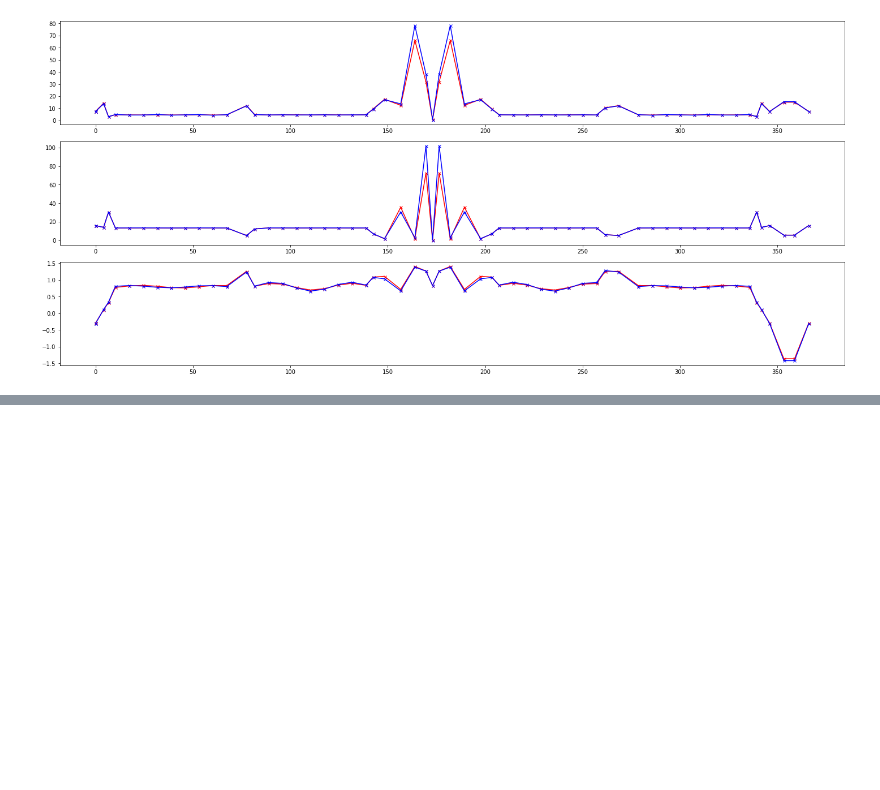
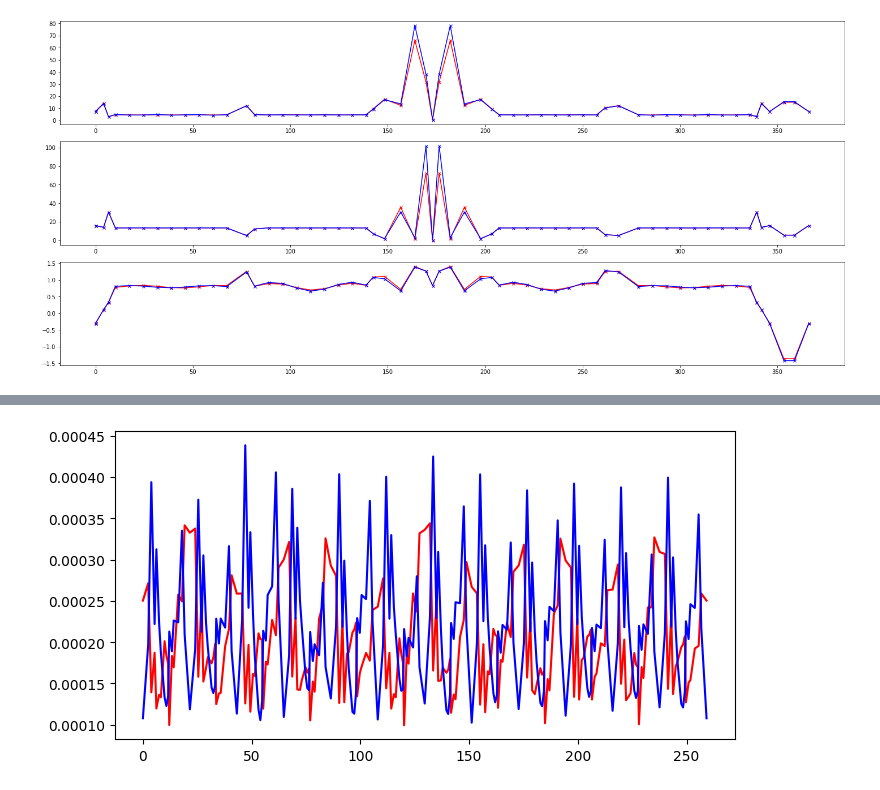
Before and after one commit to i-a-morozov/harmonica, a Jupyter notebook: notebook/nb_model.ipynb, the cells around one changed output, grey strips where cells are left out. Saved outputs shown, nothing was run; the diff lists cells and outputs as text; code cells hidden in the pictures; blank space fills up the shorter version.

```diff
--- a/notebook/nb_model.ipynb
+++ b/notebook/nb_model.ipynb
@@ -2662,0 +2813,11 @@ plt.show()
+# %%
+# Max x and y positions over turns at locations
+
+qxs, pxs, qys, pys = trajectory.swapaxes(0, -1)
+
+plt.figure(figsize=(8, 4))
+plt.errorbar(model.time, qxs.T.max(-1).values, color='red')
+plt.errorbar(model.time, qys.T.max(-1).values, color='blue')
+plt.show()
+# %% [output]
+[figure, added]
```
Also changed, not shown: parts of 15 cells of this notebook, 5 other files.
